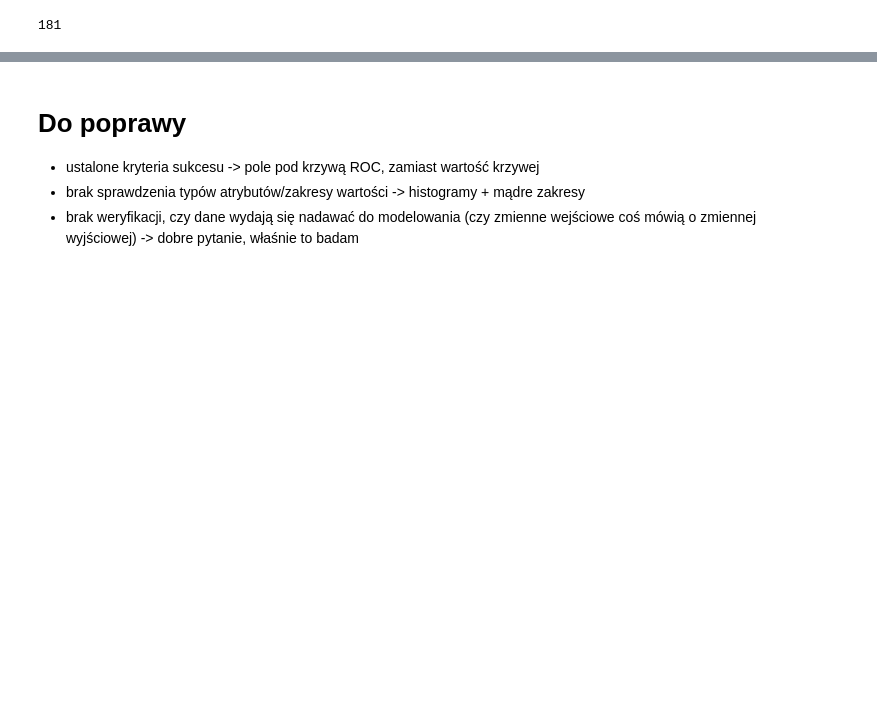
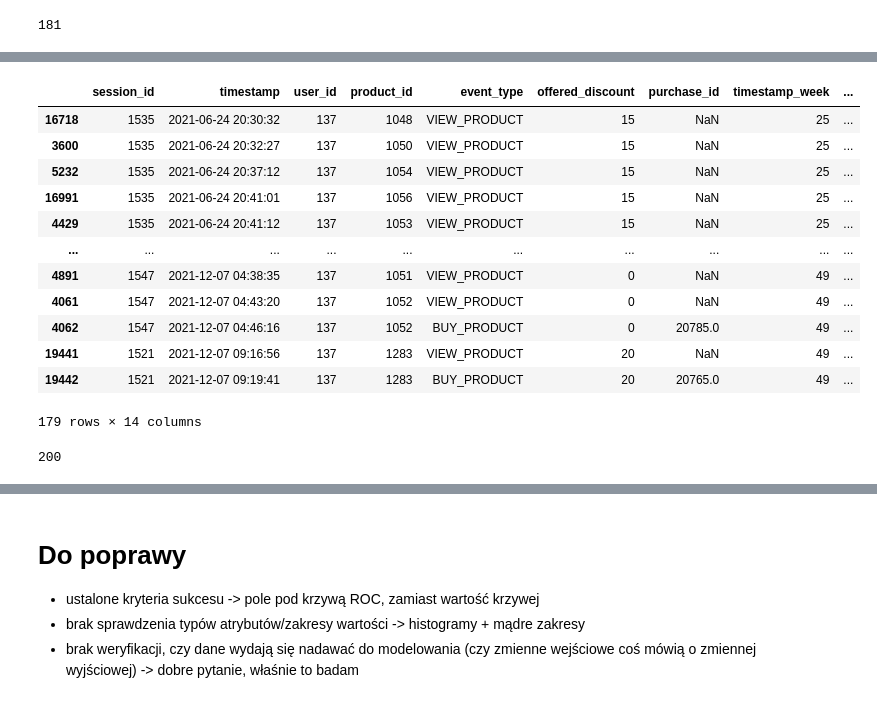
Before and after one commit to Robak132/IUM, a Jupyter notebook: notebooks/session_extraction.ipynb, the cells around one changed output, grey strips where cells are left out. Drawn from its saved outputs; the diff is of its cells as text; code cells hidden in the pictures; blank space fills up the shorter version.

```diff
--- a/notebooks/session_extraction.ipynb
+++ b/notebooks/session_extraction.ipynb
@@ -163,0 +213,22 @@ len(find_never_returned_users(extracted_session_data)) + len(find_returned_users
+# %%
+enriched_sessions_data = pd.merge(sessions_data, products_data, on="product_id").sort_values(by=['timestamp'])
+user_session_data = enriched_sessions_data[enriched_sessions_data['user_id'] == 137]
+user_session_data
+# %% [output]
+|  | session_id | timestamp | user_id | product_id | event_type | offered_discount | purchase_id | timestamp_week | ... |
+| 16718 | 1535 | 2021-06-24 20:30:32 | 137 | 1048 | VIEW_PRODUCT | 15 | NaN | 25 | ... |
+| 3600 | 1535 | 2021-06-24 20:32:27 | 137 | 1050 | VIEW_PRODUCT | 15 | NaN | 25 | ... |
+| 5232 | 1535 | 2021-06-24 20:37:12 | 137 | 1054 | VIEW_PRODUCT | 15 | NaN | 25 | ... |
+| 16991 | 1535 | 2021-06-24 20:41:01 | 137 | 1056 | VIEW_PRODUCT | 15 | NaN | 25 | ... |
+| 4429 | 1535 | 2021-06-24 20:41:12 | 137 | 1053 | VIEW_PRODUCT | 15 | NaN | 25 | ... |
+| ... | ... | ... | ... | ... | ... | ... | ... | ... | ... |
+| 4891 | 1547 | 2021-12-07 04:38:35 | 137 | 1051 | VIEW_PRODUCT | 0 | NaN | 49 | ... |
+| 4061 | 1547 | 2021-12-07 04:43:20 | 137 | 1052 | VIEW_PRODUCT | 0 | NaN | 49 | ... |
+| 4062 | 1547 | 2021-12-07 04:46:16 | 137 | 1052 | BUY_PRODUCT | 0 | 20785.0 | 49 | ... |
+| 19441 | 1521 | 2021-12-07 09:16:56 | 137 | 1283 | VIEW_PRODUCT | 20 | NaN | 49 | ... |
+| 19442 | 1521 | 2021-12-07 09:19:41 | 137 | 1283 | BUY_PRODUCT | 20 | 20765.0 | 49 | ... |
+179 rows × 14 columns
+# %%
+calculate_expenses(sessions_data, users_data, products_data)
+# %% [output]
+200
```
Also changed, not shown: parts of 11 cells of this notebook.
